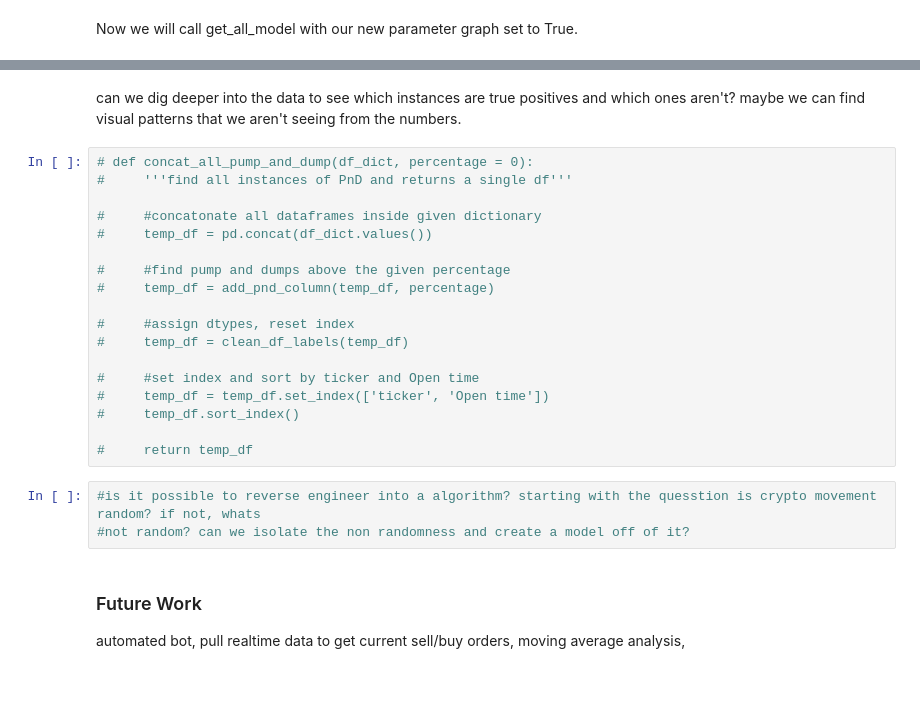
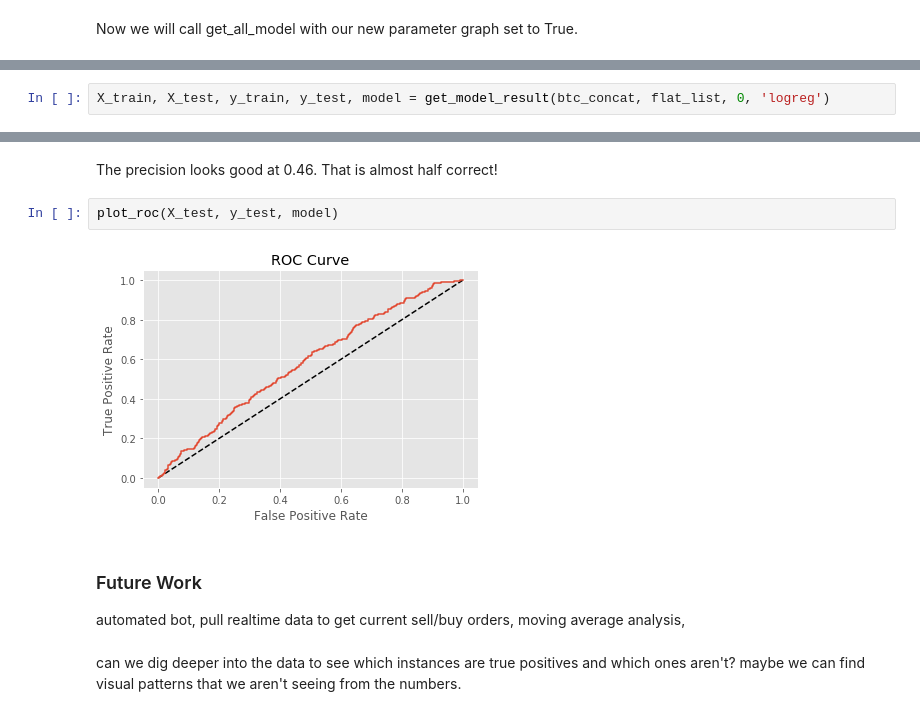
Before and after one commit to DelvinM/Cryptocurrency-Analysis, a Jupyter notebook: Binance-Analysis.ipynb, the cells around one changed output, grey strips where cells are left out. Cells and saved outputs as stored; diff of their text form; blank space fills up the shorter version.

```diff
--- a/Binance-Analysis.ipynb
+++ b/Binance-Analysis.ipynb
@@ -1154,0 +1243,2 @@ avg / total       0.52      0.51      0.51        73
+# %%
+X_train, X_test, y_train, y_test, model = get_model_result(btc_concat, flat_list, 0, 'logreg')
@@ -1155,31 +1256,16 @@ avg / total       0.52      0.51      0.51        73
+# %% [markdown]
+The precision looks good at 0.46. That is almost half correct!
+# %%
+plot_roc(X_test, y_test, model)
+# %% [output]
+[figure, added]
+# %% [markdown]
+<h3>Future Work</h3>
+
+<p>
+    automated bot,
+    pull realtime data to get current sell/buy orders,
+    moving average analysis,
+</p>
 # %% [markdown]
 can we dig deeper into the data to see which instances are true positives and which ones aren't? maybe we can find visual patterns that we aren't seeing from the numbers.
-# %%
-# def concat_all_pump_and_dump(df_dict, percentage = 0):
-#     '''find all instances of PnD and returns a single df'''
-
-#     #concatonate all dataframes inside given dictionary
-#     temp_df = pd.concat(df_dict.values())
-
-#     #find pump and dumps above the given percentage
-#     temp_df = add_pnd_column(temp_df, percentage)
-
-#     #assign dtypes, reset index
-#     temp_df = clean_df_labels(temp_df)
-
-#     #set index and sort by ticker and Open time
-#     temp_df = temp_df.set_index(['ticker', 'Open time'])
-#     temp_df.sort_index()
-
-#     return temp_df
-# %%
-#is it possible to reverse engineer into a algorithm? starting with the quesstion is crypto movement random? if not, whats
-#not random? can we isolate the non randomness and create a model off of it?
-# %% [markdown]
-<h3>Future Work</h3>
-
-<p>
-    automated bot,
-    pull realtime data to get current sell/buy orders,
-    moving average analysis,
-</p>
```
Also changed, not shown: parts of 23 cells of this notebook.
